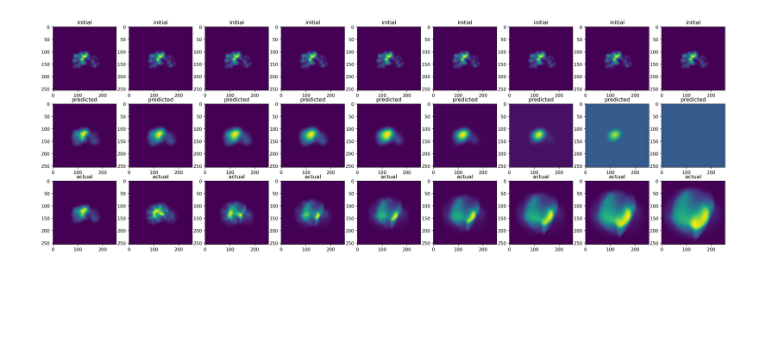
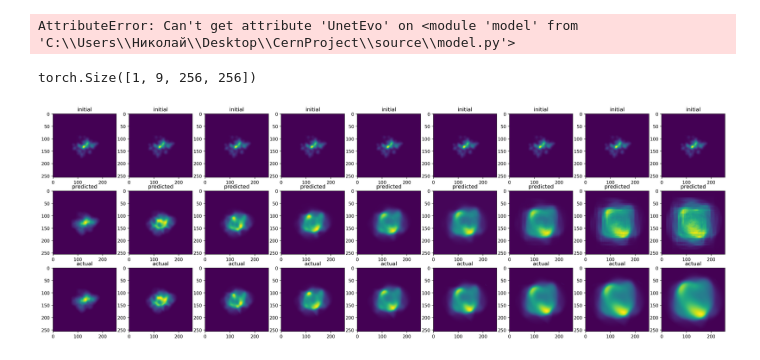
Before and after one commit to Nickkreker/CernProject, a Jupyter notebook: plot_full_evolution.ipynb, the cells around one changed output. Cells and saved outputs as stored; diff of their text form; code cells hidden in the pictures; blank space fills up the shorter version.

```diff
--- a/plot_full_evolution.ipynb
+++ b/plot_full_evolution.ipynb
@@ -8,6 +8,6 @@ import torch
 from torch.utils.data import SubsetRandomSampler
 device = torch.device("cuda:0")
 # %%
-train_folder = 'D:/CernDataset'
+train_folder = 'C:/Users/Николай/Desktop/CernProject/data'
 dataset = datasets.CernDatasetFullEvo(train_folder)
 # %%
@@ -24,33 +24,37 @@ class SubsetSampler(Sampler):
 
     def __len__(self):
         return len(self.indices)
+# %%
+model = torch.load('../models/stupid_model.pth')
+# %% [output]
+AttributeError: Can't get attribute 'UnetEvo' on <module 'model' from 'C:\\Users\\Николай\\Desktop\\CernProject\\source\\model.py'>
 # %%
 model.eval()
-indices = list(range(2))
+indices = list(range(20))
 sampler = SubsetSampler(indices)
 loader = torch.utils.data.DataLoader(dataset,
                                      sampler=sampler)
 fig = plt.figure(figsize=(27,9), dpi=250)
 
 for counter, (x, y) in enumerate(loader):
-    if counter > 0:
-        break
+    if counter != 18:
+        continue
 
+    print(y.shape)
     t = x.to(device)
+    prediction_gpu = model(t)
+    prediction = prediction_gpu.cpu().detach()
     for k in range(9):
-        prediction_gpu = model(t)
-        prediction = prediction_gpu.cpu().detach()
         fig.add_subplot(3, 9, k + 1)
         plt.title("initial")
         plt.imshow(torch.squeeze(x))
         fig.add_subplot(3, 9, k + 9 + 1)
         plt.title("predicted")
-        plt.imshow(torch.squeeze(prediction))
+        plt.imshow(torch.squeeze(prediction[:, k, :, :]))
         fig.add_subplot(3, 9, k + 18 + 1)
         plt.title("actual")
         plt.imshow(torch.squeeze(y[:,k,:, :]))
-        t = prediction_gpu
-        del prediction_gpu
-    plt.savefig('../plots/full_evo_prediction_bad.png')
+    plt.savefig('../plots/full_evo_prediction_bad_2.png')
 # %% [output]
+torch.Size([1, 9, 256, 256])
-[figure, old version]
+[figure, new version]
```
Also changed, not shown: parts of 1 cell of this notebook, 4 other files.
